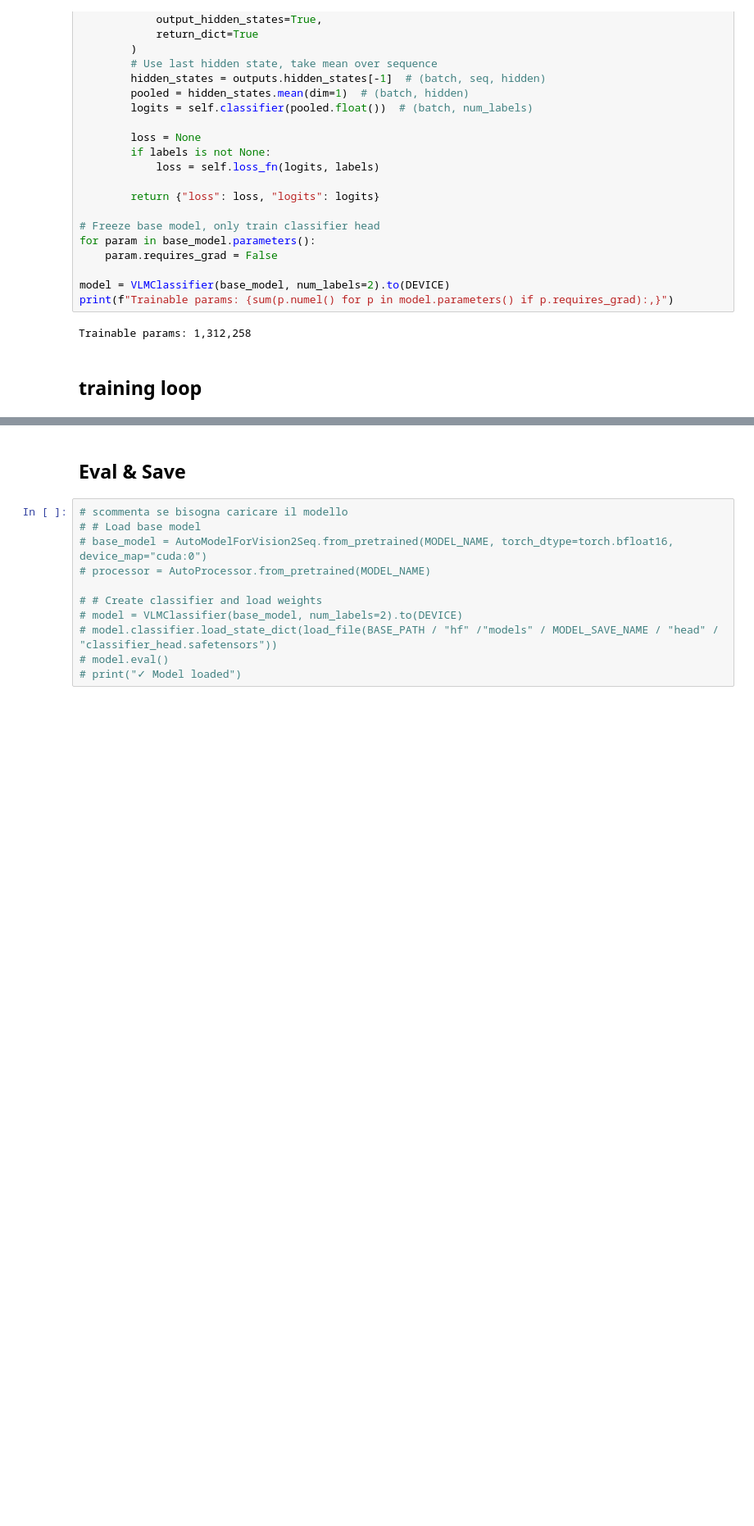
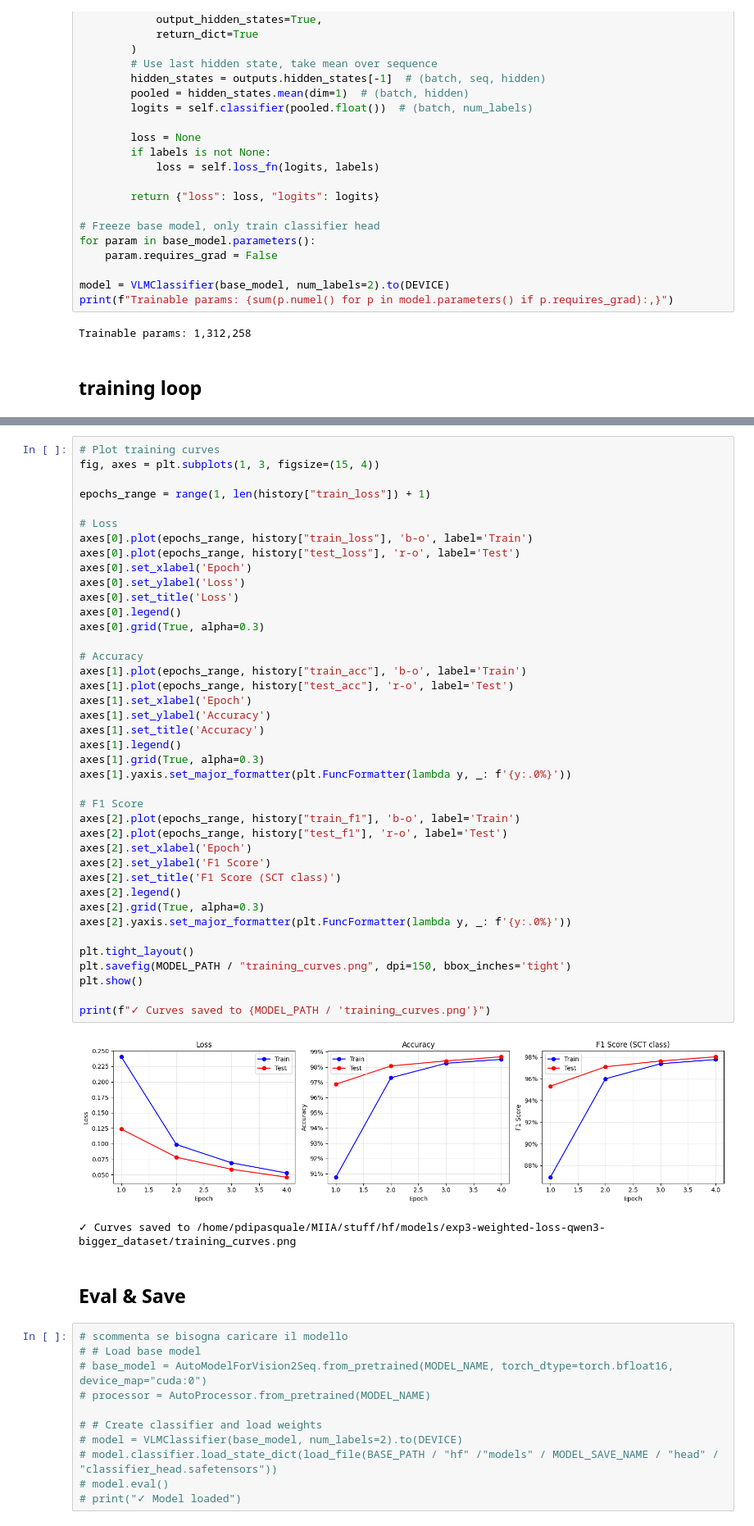
Before and after one commit to pierpierpy/Execcomp-AI, a Jupyter notebook: notebooks/classifier/table_classifier_train.ipynb, the cells around one changed output, grey strips where cells are left out. Shown at 82% size. Drawn from its saved outputs; the diff is of its cells as text; blank space fills up the shorter version.

```diff
--- a/notebooks/classifier/table_classifier_train.ipynb
+++ b/notebooks/classifier/table_classifier_train.ipynb
@@ -203,3 +297,46 @@ Epoch 3 - Loss: 0.0619 | Acc: 98.52%
+# %%
+# Plot training curves
+fig, axes = plt.subplots(1, 3, figsize=(15, 4))
+
+epochs_range = range(1, len(history["train_loss"]) + 1)
+
+# Loss
+axes[0].plot(epochs_range, history["train_loss"], 'b-o', label='Train')
+axes[0].plot(epochs_range, history["test_loss"], 'r-o', label='Test')
+axes[0].set_xlabel('Epoch')
+axes[0].set_ylabel('Loss')
+axes[0].set_title('Loss')
+axes[0].legend()
+axes[0].grid(True, alpha=0.3)
+
+# Accuracy
+axes[1].plot(epochs_range, history["train_acc"], 'b-o', label='Train')
+axes[1].plot(epochs_range, history["test_acc"], 'r-o', label='Test')
+axes[1].set_xlabel('Epoch')
+axes[1].set_ylabel('Accuracy')
+axes[1].set_title('Accuracy')
+axes[1].legend()
+axes[1].grid(True, alpha=0.3)
+axes[1].yaxis.set_major_formatter(plt.FuncFormatter(lambda y, _: f'{y:.0%}'))
+
+# F1 Score
+axes[2].plot(epochs_range, history["train_f1"], 'b-o', label='Train')
+axes[2].plot(epochs_range, history["test_f1"], 'r-o', label='Test')
+axes[2].set_xlabel('Epoch')
+axes[2].set_ylabel('F1 Score')
+axes[2].set_title('F1 Score (SCT class)')
+axes[2].legend()
+axes[2].grid(True, alpha=0.3)
+axes[2].yaxis.set_major_formatter(plt.FuncFormatter(lambda y, _: f'{y:.0%}'))
+
+plt.tight_layout()
+plt.savefig(MODEL_PATH / "training_curves.png", dpi=150, bbox_inches='tight')
+plt.show()
+
+print(f"✓ Curves saved to {MODEL_PATH / 'training_curves.png'}")
+# %% [output]
+[figure, added]
+✓ Curves saved to /home/pdipasquale/MIIA/stuff/hf/models/exp3-weighted-loss-qwen3-bigger_dataset/training_curves.png
 # %% [markdown]
 ## Eval & Save
 # %%
```
Also changed, not shown: parts of 9 cells of this notebook, 5 other files.
